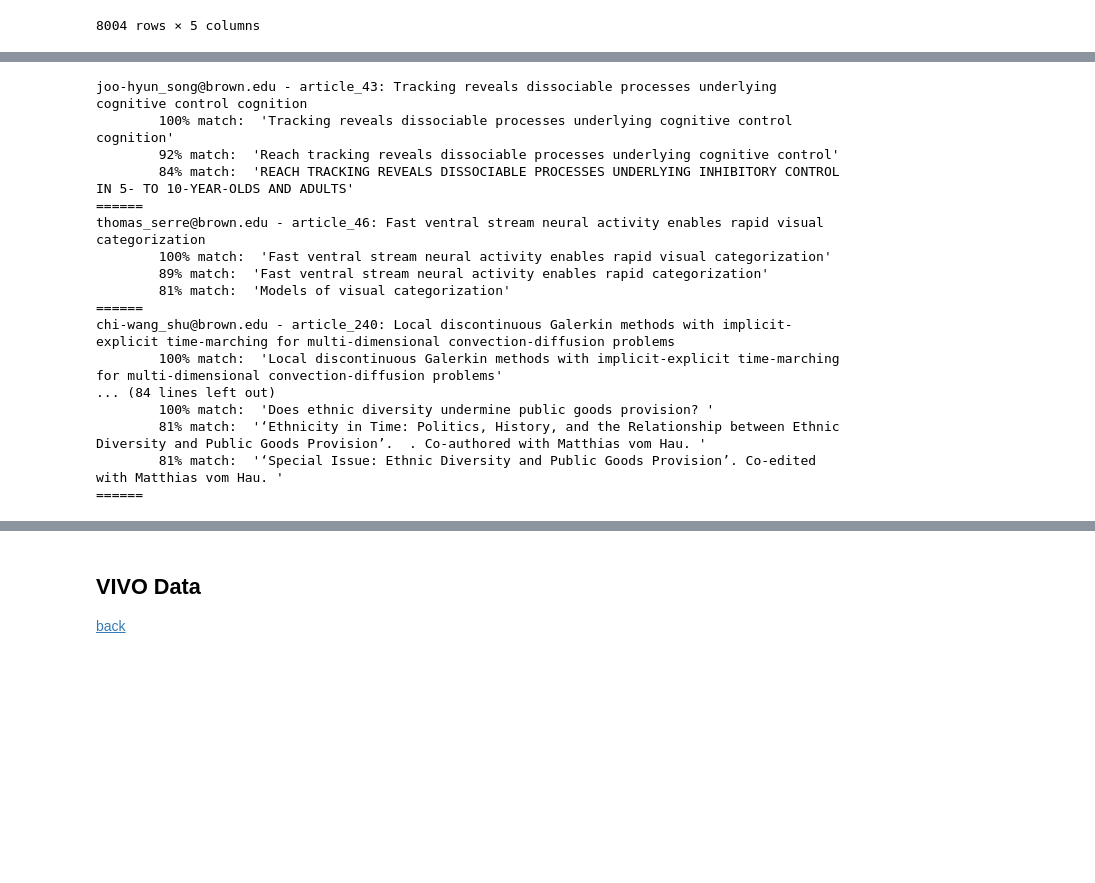
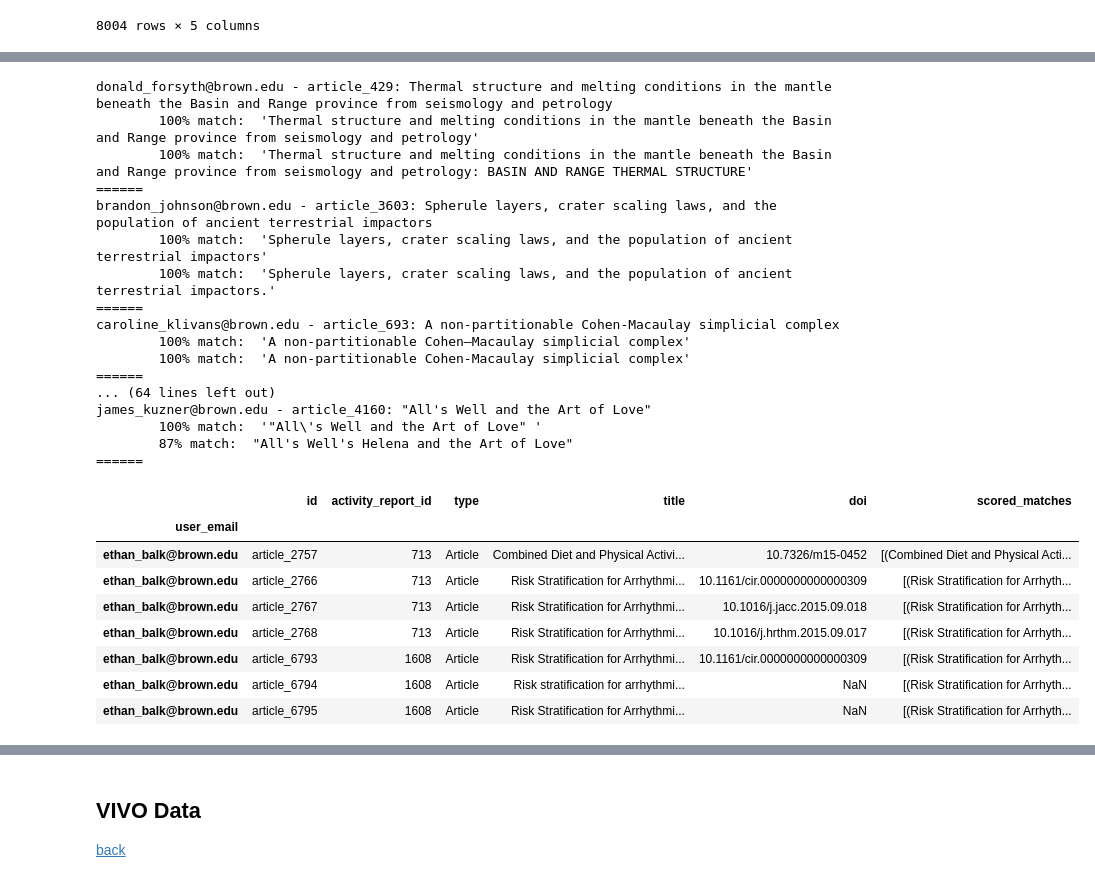
Before and after one commit to sdmccaul/rab-far_integration, a Jupyter notebook: citation_analysis.ipynb, the cells around one changed output, grey strips where cells are left out. Drawn from its saved outputs; the diff is of its cells as text; code cells hidden in the pictures; blank space fills up the shorter version.

```diff
--- a/citation_analysis.ipynb
+++ b/citation_analysis.ipynb
@@ -521,7 +522,7 @@ def fuzzy_far(row):
 fuzzy_vec = np.vectorize(fuzzy_far)
 # %%
 fuzzy_check = defaultdict(set)
-for i, row in df_cites_far.iterrows():
+for i, row in far_dedupe.iterrows():
     if pd.isnull(row.title):
         continue
     fuzzy_check[row.user_email].add(row.title)
@@ -608,24 +617,36 @@ df_faculty[ df_faculty.scored_matches.apply(len) == 3 ].sample(5)
 # %%
-for i, r in df_faculty[ df_faculty.scored_matches.apply(len) == 3 ][:20].iterrows():
+for i, r in df_faculty[ df_faculty.scored_matches.apply(len) == 2 ].sample(20).iterrows():
     print('{} - {}: {}'.format(i, r.id, r.title))
     for m in r.scored_matches:
         print('\t{}% match: '.format(m[1]), repr(m[0]))
     print('======')
 # %% [output]
-joo-hyun_song@brown.edu - article_43: Tracking reveals dissociable processes underlying cognitive control cognition
-        100% match:  'Tracking reveals dissociable processes underlying cognitive control cognition'
-        92% match:  'Reach tracking reveals dissociable processes underlying cognitive control'
-        84% match:  'REACH TRACKING REVEALS DISSOCIABLE PROCESSES UNDERLYING INHIBITORY CONTROL IN 5- TO 10-YEAR-OLDS AND ADULTS'
+donald_forsyth@brown.edu - article_429: Thermal structure and melting conditions in the mantle beneath the Basin and Range province from seismology and petrology
+        100% match:  'Thermal structure and melting conditions in the mantle beneath the Basin and Range province from seismology and petrology'
+        100% match:  'Thermal structure and melting conditions in the mantle beneath the Basin and Range province from seismology and petrology: BASIN AND RANGE THERMAL STRUCTURE'
 ======
-thomas_serre@brown.edu - article_46: Fast ventral stream neural activity enables rapid visual categorization
-        100% match:  'Fast ventral stream neural activity enables rapid visual categorization'
-        89% match:  'Fast ventral stream neural activity enables rapid categorization'
-        81% match:  'Models of visual categorization'
+brandon_johnson@brown.edu - article_3603: Spherule layers, crater scaling laws, and the population of ancient terrestrial impactors
+        100% match:  'Spherule layers, crater scaling laws, and the population of ancient terrestrial impactors'
+        100% match:  'Spherule layers, crater scaling laws, and the population of ancient terrestrial impactors.'
 ======
-chi-wang_shu@brown.edu - article_240: Local discontinuous Galerkin methods with implicit-explicit time-marching for multi-dimensional convection-diffusion problems
-        100% match:  'Local discontinuous Galerkin methods with implicit-explicit time-marching for multi-dimensional convection-diffusion problems'
-... (84 lines left out)
-        100% match:  'Does ethnic diversity undermine public goods provision? '
-        81% match:  '‘Ethnicity in Time: Politics, History, and the Relationship between Ethnic Diversity and Public Goods Provision’.  . Co-authored with Matthias vom Hau. '
-        81% match:  '‘Special Issue: Ethnic Diversity and Public Goods Provision’. Co-edited with Matthias vom Hau. '
+caroline_klivans@brown.edu - article_693: A non-partitionable Cohen-Macaulay simplicial complex
+        100% match:  'A non-partitionable Cohen–Macaulay simplicial complex'
+        100% match:  'A non-partitionable Cohen-Macaulay simplicial complex'
 ======
+... (64 lines left out)
+james_kuzner@brown.edu - article_4160: "All's Well and the Art of Love"
+        100% match:  '"All\'s Well and the Art of Love" '
+        87% match:  "All's Well's Helena and the Art of Love"
+======
+# %%
+df_faculty[ (df_faculty.index.isin(['ethan_balk@brown.edu'])) & (df_faculty.title.str.contains('Risk')) ]
+# %% [output]
+|  | id | activity_report_id | type | title | doi | scored_matches |
+| user_email |  |  |  |  |  |  |
+| ethan_balk@brown.edu | article_2757 | 713 | Article | Combined Diet and Physical Activi... | 10.7326/m15-0452 | [(Combined Diet and Physical Acti... |
+| ethan_balk@brown.edu | article_2766 | 713 | Article | Risk Stratification for Arrhythmi... | 10.1161/cir.0000000000000309 | [(Risk Stratification for Arrhyth... |
+| ethan_balk@brown.edu | article_2767 | 713 | Article | Risk Stratification for Arrhythmi... | 10.1016/j.jacc.2015.09.018 | [(Risk Stratification for Arrhyth... |
+| ethan_balk@brown.edu | article_2768 | 713 | Article | Risk Stratification for Arrhythmi... | 10.1016/j.hrthm.2015.09.017 | [(Risk Stratification for Arrhyth... |
+| ethan_balk@brown.edu | article_6793 | 1608 | Article | Risk Stratification for Arrhythmi... | 10.1161/cir.0000000000000309 | [(Risk Stratification for Arrhyth... |
+| ethan_balk@brown.edu | article_6794 | 1608 | Article | Risk stratification for arrhythmi... | NaN | [(Risk Stratification for Arrhyth... |
+| ethan_balk@brown.edu | article_6795 | 1608 | Article | Risk Stratification for Arrhythmi... | NaN | [(Risk Stratification for Arrhyth... |
```
Also changed, not shown: parts of 15 cells of this notebook.
